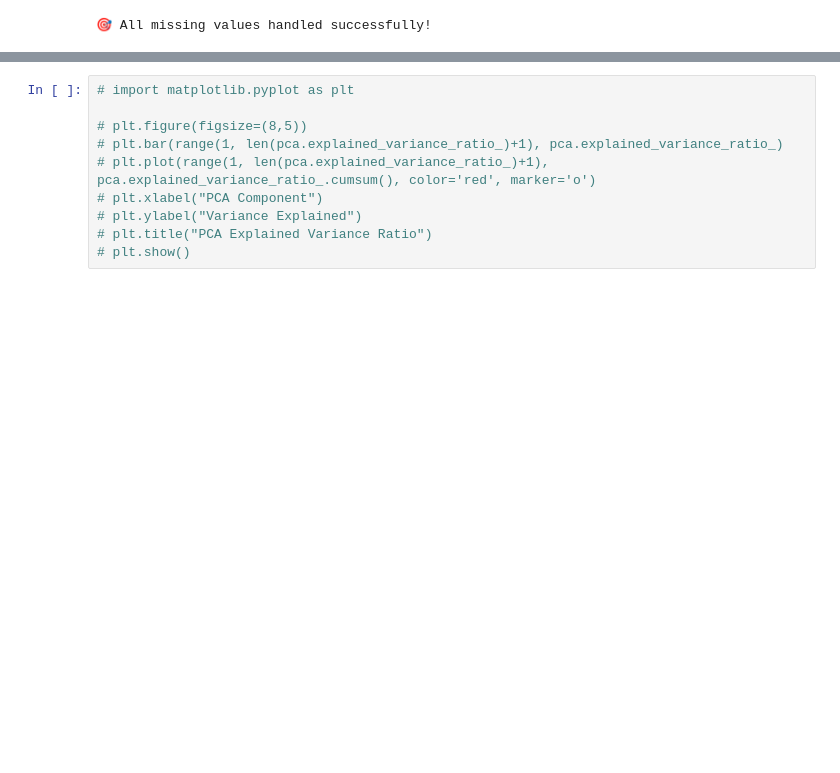
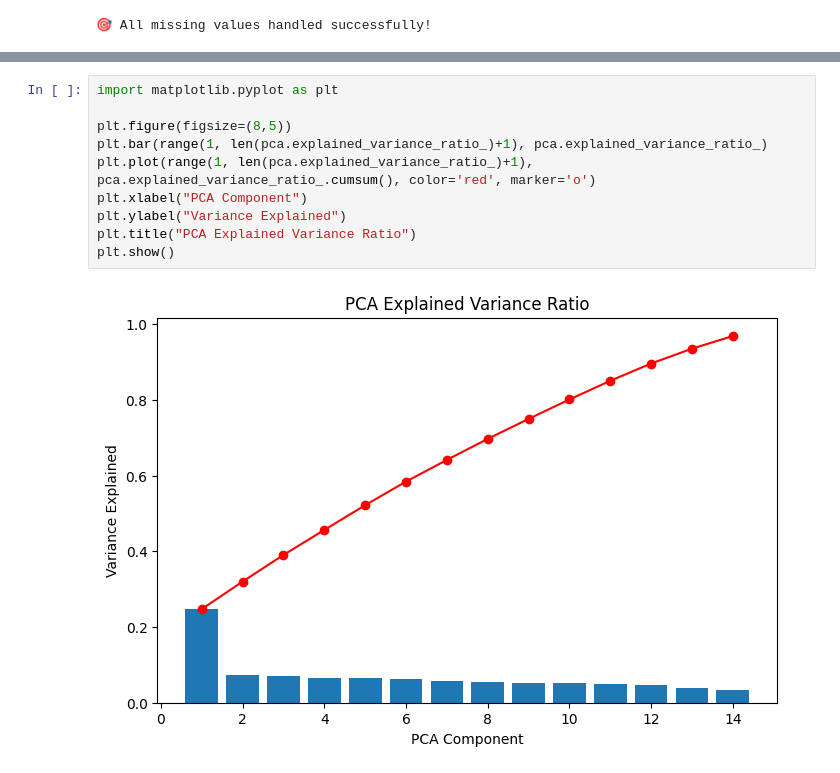
Before and after one commit to Shankar-CSE/Industrial-Waste-Compliance-Detector, a Jupyter notebook: preprocessing/preprocessing.ipynb, the cells around one changed output, grey strips where cells are left out. Cells and saved outputs as stored; diff of their text form; blank space fills up the shorter version.

```diff
--- a/preprocessing/preprocessing.ipynb
+++ b/preprocessing/preprocessing.ipynb
@@ -254,10 +266,12 @@ dtype: object
 # %%
-# import matplotlib.pyplot as plt
+import matplotlib.pyplot as plt
 
-# plt.figure(figsize=(8,5))
-# plt.bar(range(1, len(pca.explained_variance_ratio_)+1), pca.explained_variance_ratio_)
-# plt.plot(range(1, len(pca.explained_variance_ratio_)+1), pca.explained_variance_ratio_.cumsum(), color='red', marker='o')
-# plt.xlabel("PCA Component")
-# plt.ylabel("Variance Explained")
-# plt.title("PCA Explained Variance Ratio")
-# plt.show()
+plt.figure(figsize=(8,5))
+plt.bar(range(1, len(pca.explained_variance_ratio_)+1), pca.explained_variance_ratio_)
+plt.plot(range(1, len(pca.explained_variance_ratio_)+1), pca.explained_variance_ratio_.cumsum(), color='red', marker='o')
+plt.xlabel("PCA Component")
+plt.ylabel("Variance Explained")
+plt.title("PCA Explained Variance Ratio")
+plt.show()
+# %% [output]
+[figure, added]
```
Also changed, not shown: parts of 3 cells of this notebook, 5 other files.
